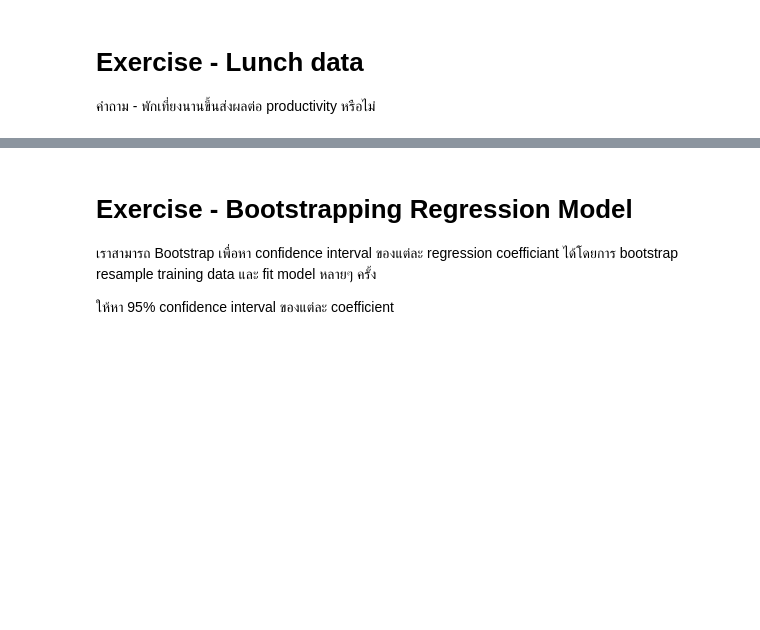
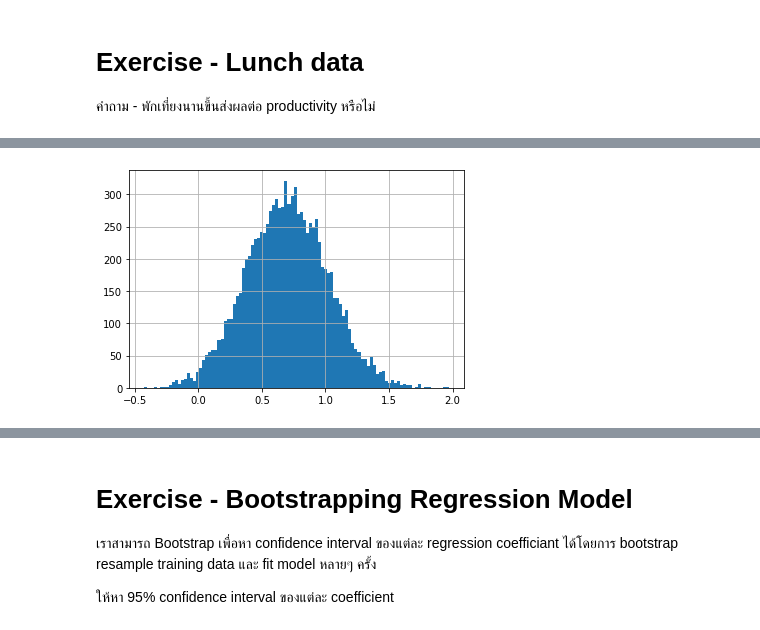
Before and after one commit to ongptnjp/data-science, a Jupyter notebook: day4/Lesson-07-a-b-testing.ipynb, the cells around one changed output, grey strips where cells are left out. Cells and saved outputs as stored; diff of their text form; code cells hidden in the pictures; blank space fills up the shorter version.

```diff
--- a/day4/Lesson-07-a-b-testing.ipynb
+++ b/day4/Lesson-07-a-b-testing.ipynb
@@ -359,4 +363,4 @@ boot_thetas = [compute_boot_theta(data) for x in range(B)]
 # Exercise - Lunch data
 คำถาม - พักเที่ยงนานขึ้นส่งผลต่อ productivity หรือไม่
 # %%
-lunch_data = pd.read_csv('lunch_data.csv', index_col=0)
+lunch_data = pd.read_csv('./lunch_data.csv', index_col=0)
@@ -362,0 +390,14 @@ lunch_data = pd.read_csv('lunch_data.csv', index_col=0)
+# %%
+### Sample Mean
+def lunch_theta(data_group_a, data_group_b):
+    boot_resample_a = data_group_a.sample(frac=1.0, replace=True)
+    boot_resample_b = data_group_b.sample(frac=1.0, replace=True)
+
+    boot_mean_a = boot_resample_a.productivity.mean()
+    boot_mean_b = boot_resample_b.productivity.mean()
+    boot_theta = boot_mean_b - boot_mean_a
+    return boot_theta
+# %%
+lunch_a = lunch_data[lunch_data.condition =='short']
+lunch_b = lunch_data[lunch_data.condition =='long']
+B = 100000
@@ -362,0 +409,4 @@ lunch_data = pd.read_csv('lunch_data.csv', index_col=0)
+# %%
+### create series for plot graph
+%%time
+boot_thetas = pd.Series([lunch_theta(lunch_a, lunch_b) for i in range(B)])
@@ -362,0 +416,5 @@ lunch_data = pd.read_csv('lunch_data.csv', index_col=0)
+# %%
+### plot histogram
+boot_thetas.hist(bins= 100);
+# %% [output]
+[figure, added]
```
Also changed, not shown: parts of 23 cells of this notebook, 6 other files.
